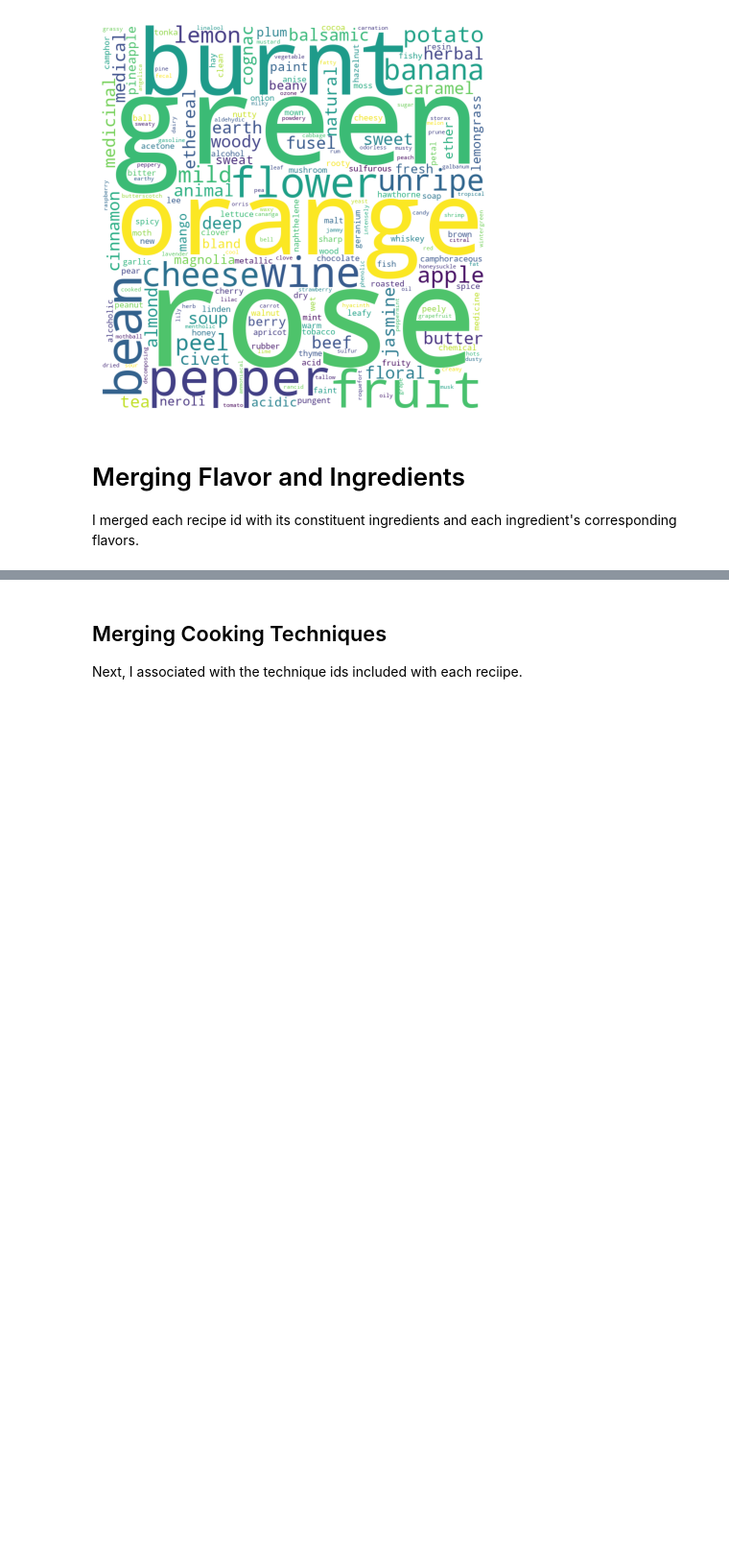
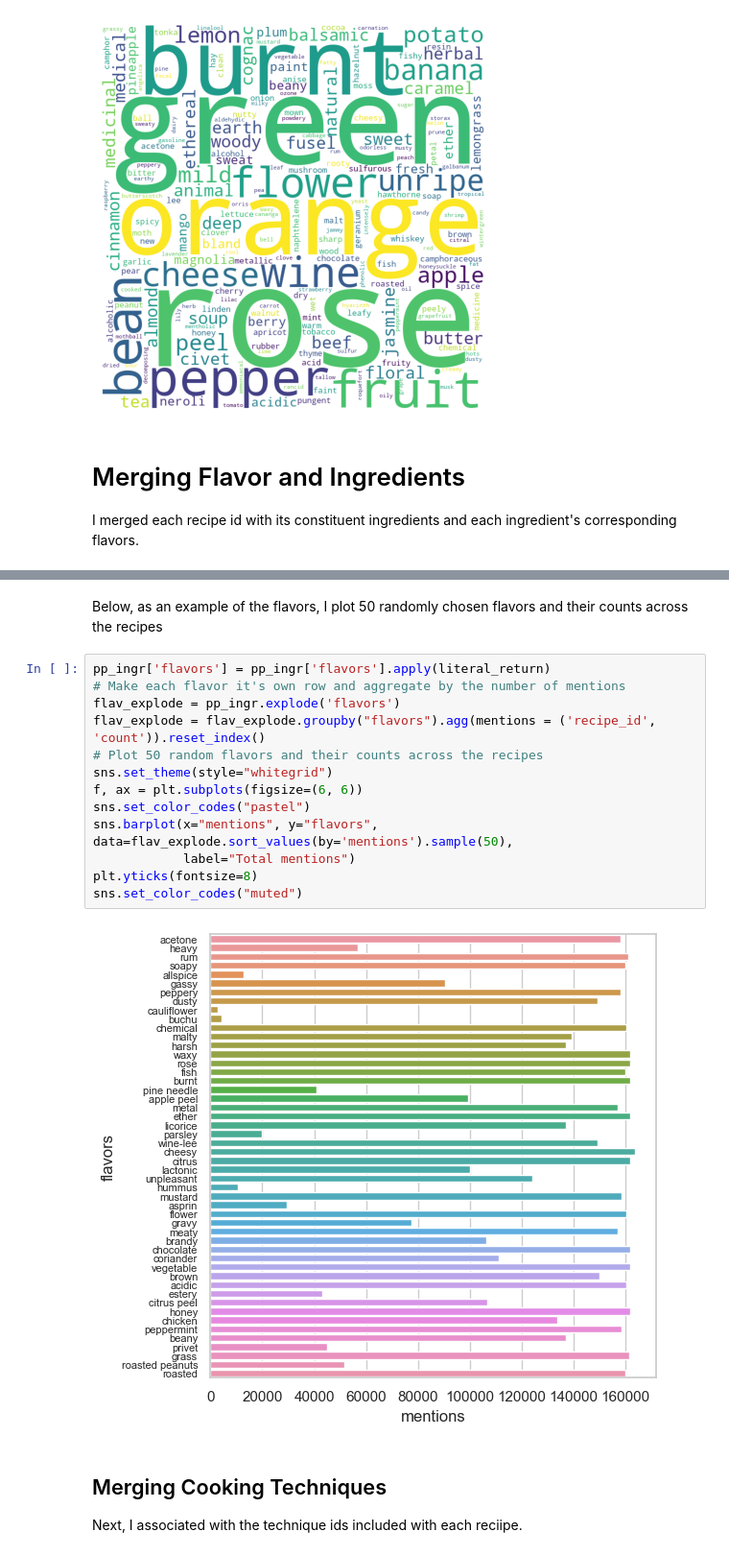
Before and after one commit to micaelamccall/recipe-recommendation, a Jupyter notebook: recipe_recommendation/recipe_recommendation.ipynb, the cells around one changed output, grey strips where cells are left out. Shown at 96% size. Saved outputs shown, nothing was run; the diff lists cells and outputs as text; blank space fills up the shorter version.

```diff
--- a/recipe_recommendation/recipe_recommendation.ipynb
+++ b/recipe_recommendation/recipe_recommendation.ipynb
@@ -299,6 +305,23 @@ pp_ingr[:10]
 | 11 | 331329 | [2300, 1257, 5010, 3203, 1504, 50... | [lentil, chicken broth, onion, ga... | [grass, citrus peel, soy, cocoa, ... |
 | 12 | 330169 | [912, 2499, 4717, 5093, 7557, 461... | [cake mix, egg, milk, orange juic... | [watery, unripe plum, grass, citr... |
 | 13 | 289290 | [1252, 6711, 3184, 5006, 7655, 62... | [chicken breast, spaghetti, garli... | [grass, citrus peel, soy, cocoa, ... |
+# %% [markdown]
+Below, as an example of the flavors, I plot 50 randomly chosen flavors and their counts across the recipes
+# %%
+pp_ingr['flavors'] = pp_ingr['flavors'].apply(literal_return)
+# Make each flavor it's own row and aggregate by the number of mentions
+flav_explode = pp_ingr.explode('flavors')
+flav_explode = flav_explode.groupby("flavors").agg(mentions = ('recipe_id', 'count')).reset_index()
+# Plot 50 random flavors and their counts across the recipes
+sns.set_theme(style="whitegrid")
+f, ax = plt.subplots(figsize=(6, 6))
+sns.set_color_codes("pastel")
+sns.barplot(x="mentions", y="flavors", data=flav_explode.sort_values(by='mentions').sample(50),
+            label="Total mentions")
+plt.yticks(fontsize=8)
+sns.set_color_codes("muted")
+# %% [output]
+[figure, added]
 # %% [markdown]
 ## Merging Cooking Techniques
 Next, I associated with the technique ids included with each reciipe.
```
Also changed, not shown: parts of 18 cells of this notebook, 1 other file.
